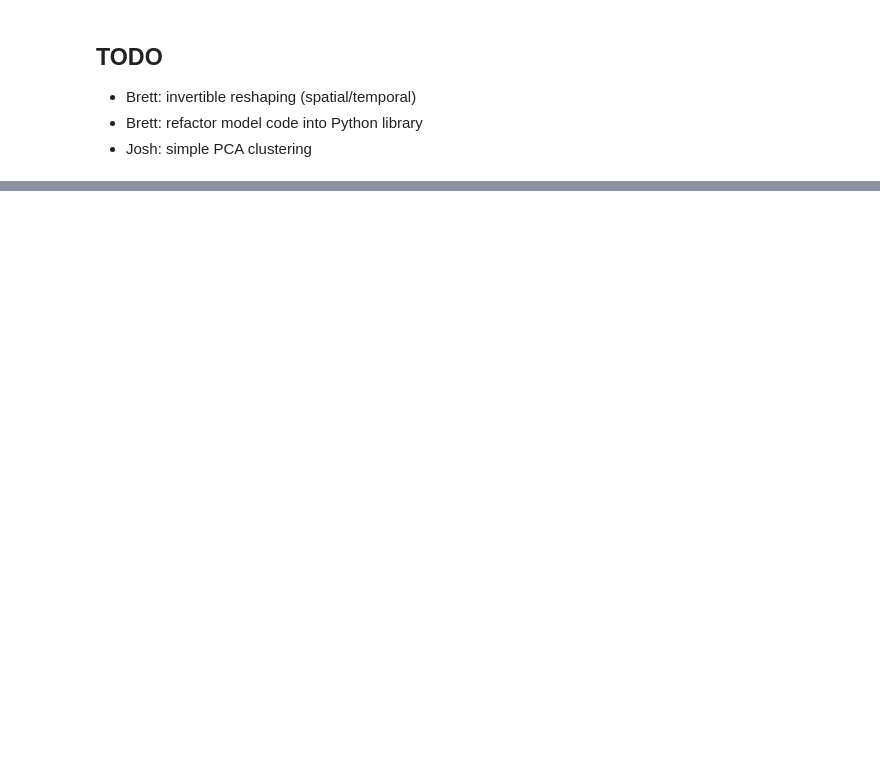
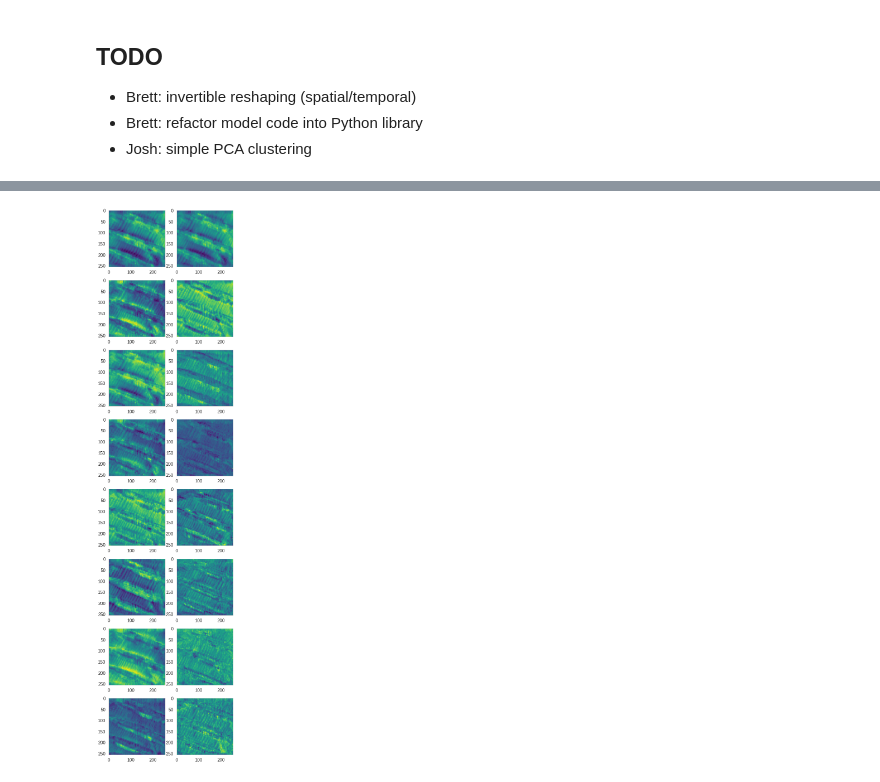
Before and after one commit to bnaul/PZT_GEPS, a Jupyter notebook: Import GEPS data.ipynb, the cells around one changed output, grey strips where cells are left out. Saved outputs shown, nothing was run; the diff lists cells and outputs as text; code cells hidden in the pictures; blank space fills up the shorter version.

```diff
--- a/Import GEPS data.ipynb
+++ b/Import GEPS data.ipynb
@@ -109,0 +28,11 @@ plt.plot(history.history['loss'], 'o')
+# %%
+%%time
+import keras
+
+#model = keras.models.load_model('log/lstm128_x1_emb008_3m04_drop0_batch1024/weights.h5')
+
+encode_model = keras.models.Model(inputs=model.input,
+                                  outputs=[l for l in model.layers
+                                           if isinstance(l, keras.layers.core.Dense)][0].output)
+inds = np.arange(20, X.shape[0], 40)
+encoding = encode_model.predict(X[inds])
@@ -128,0 +63,8 @@ np.mean((X[i] - pca_model.inverse_transform(pca_model.transform(X[[i]])[0])) **
+# %%
+loadings = pca_model.transform(X.squeeze())[inds]
+fig, ax = plt.subplots(8, 2, figsize=(8, 36))
+for j in range(encoding.shape[1]):
+    ax[j, 0].imshow(encoding[:, j].reshape((256, 256)), cmap='viridis')#, vmin=encoding.min(), vmax=encoding.max())
+    ax[j, 1].imshow(loadings[:, j].reshape((256, 256)), cmap='viridis')#, vmin=encoding.min(), vmax=encoding.max())
+# %% [output]
+[figure, added]
```
Also changed, not shown: parts of 15 cells of this notebook.
